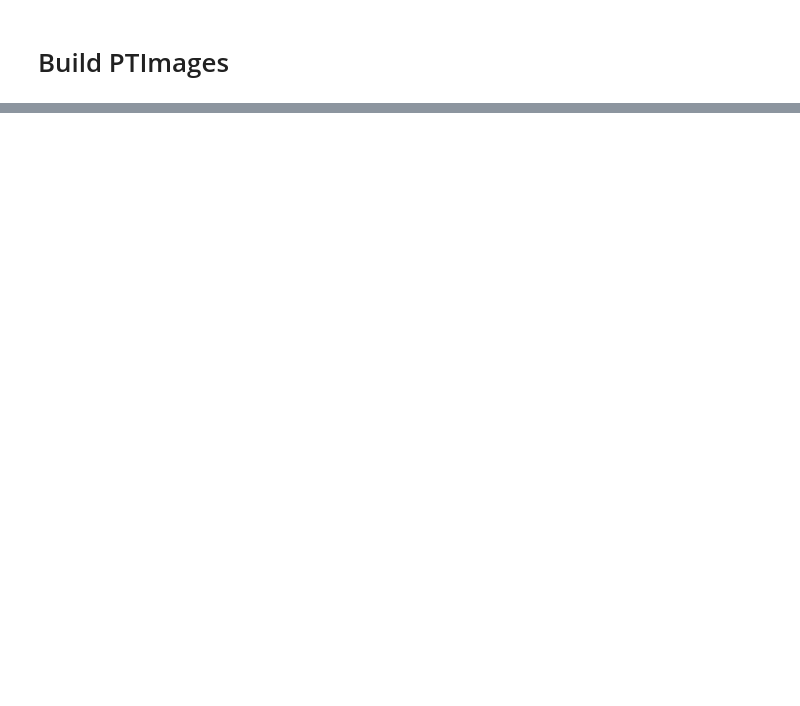
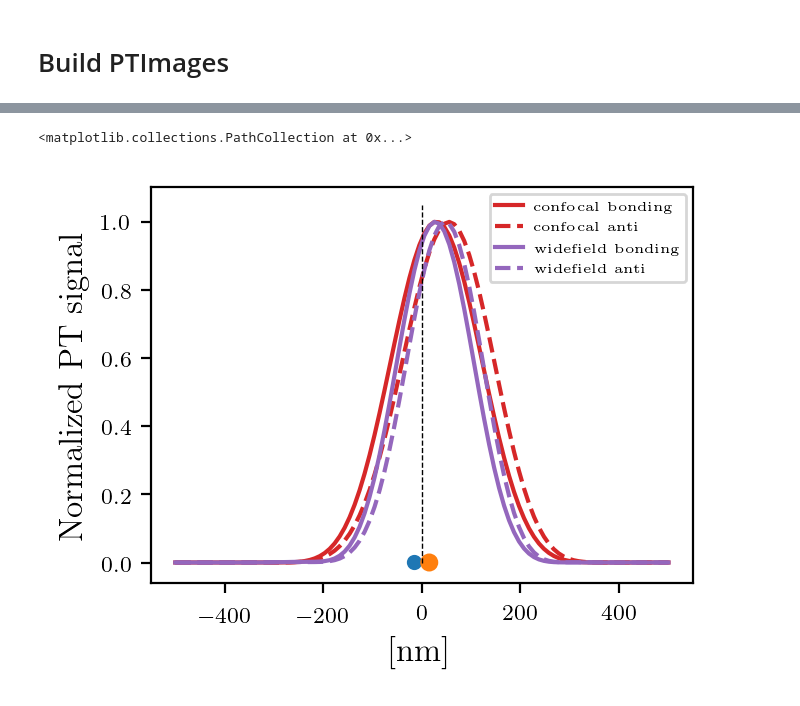
Before and after one commit to HarrisonGoldwyn/photothermal_image_model, a Jupyter notebook: python/hetero_Coupled_scattering.ipynb, the cells around one changed output, grey strips where cells are left out. Saved outputs shown, nothing was run; the diff lists cells and outputs as text; code cells hidden in the pictures; blank space fills up the shorter version.

```diff
--- a/python/hetero_Coupled_scattering.ipynb
+++ b/python/hetero_Coupled_scattering.ipynb
@@ -250,4 +262,0 @@ Find peak energies
-# %%
-bond_enei = plot_hws[np.argmax(coupled_scattering[0])]
-anti_enei = plot_hws[round(len(plot_hws)/2)+
-    np.argmax(coupled_scattering[0][round(len(plot_hws)/2):])]
@@ -453,6 +456,7 @@ for i, q_ratio in enumerate(anti_flux_2/anti_flux_1):
 
 
 ## Convert Temperature to Kelvin
+kappa_glycerol = 0.292
 def bond_temp_to_kelvin(theta):
     return theta*(bond_flux_1*a1*1e-9/kappa_glycerol)*5e-31
 def anti_temp_to_kelvin(theta):
@@ -745,0 +750,44 @@ plt.scatter(
+# %%
+plt.plot(
+    obs_points*1e7,
+    np.abs(bond_conf_image)/np.abs(bond_conf_image).max(),
+    label='confocal bonding',
+    c='C3')
+plt.plot(
+    obs_points*1e7,
+    np.abs(anti_conf_image)/np.abs(anti_conf_image).max(),
+    label='confocal anti',
+    ls = '--',
+    c='C3'
+    )
+
+
+plt.plot(
+    obs_points*1e7,
+    np.abs(bond_wifi_image)/np.abs(bond_wifi_image).max(),
+    label='widefield bonding',
+    c='C4')
+
+
+plt.plot(
+    obs_points*1e7,
+    np.abs(anti_wifi_image)/np.abs(anti_wifi_image).max(),
+    label='widefield anti',
+    ls = '--',
+    c='C4'
+    )
+
+
+plt.plot([0,0], [0,plt.gca().get_ylim()[1]], lw=0.5, ls='--', c='black')
+# plt.xlim(-200, 200)
+plt.legend(fontsize=5)
+plt.xlabel('[nm]')
+plt.ylabel('Normalized PT signal')
+plt.scatter(
+    np.asarray([-1, 1])*d/2,
+    [0,0],
+    c=['C0','C1'],
+    s=[a1*2,a2*2])
+# %% [output]
+<matplotlib.collections.PathCollection at 0x...>
+[figure, added]
```
Also changed, not shown: parts of 19 cells of this notebook.
